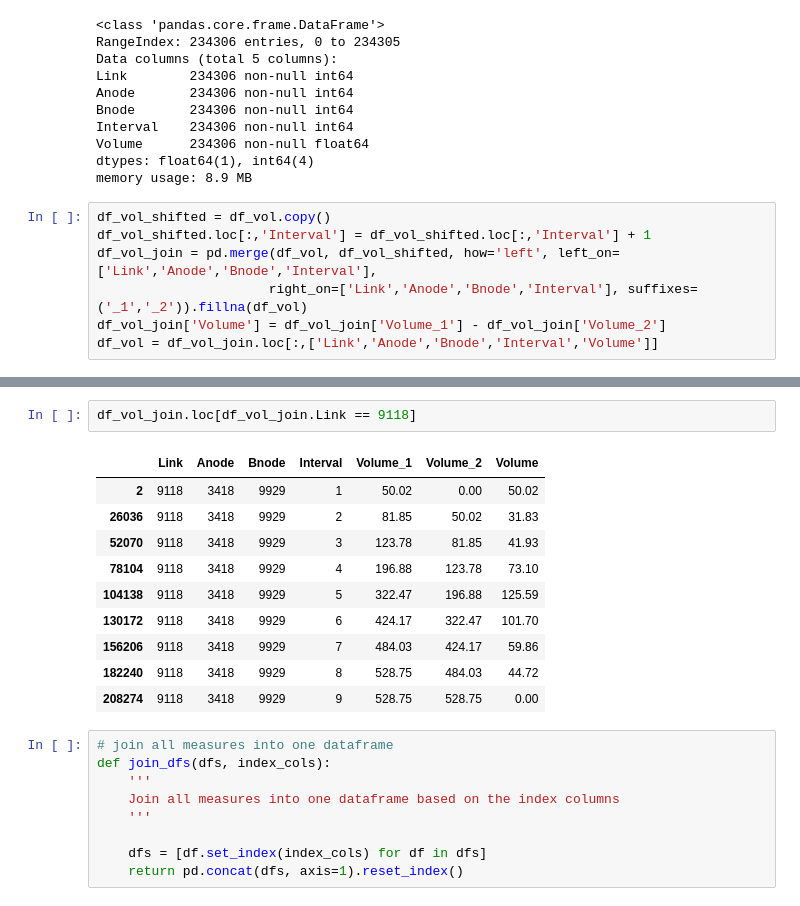
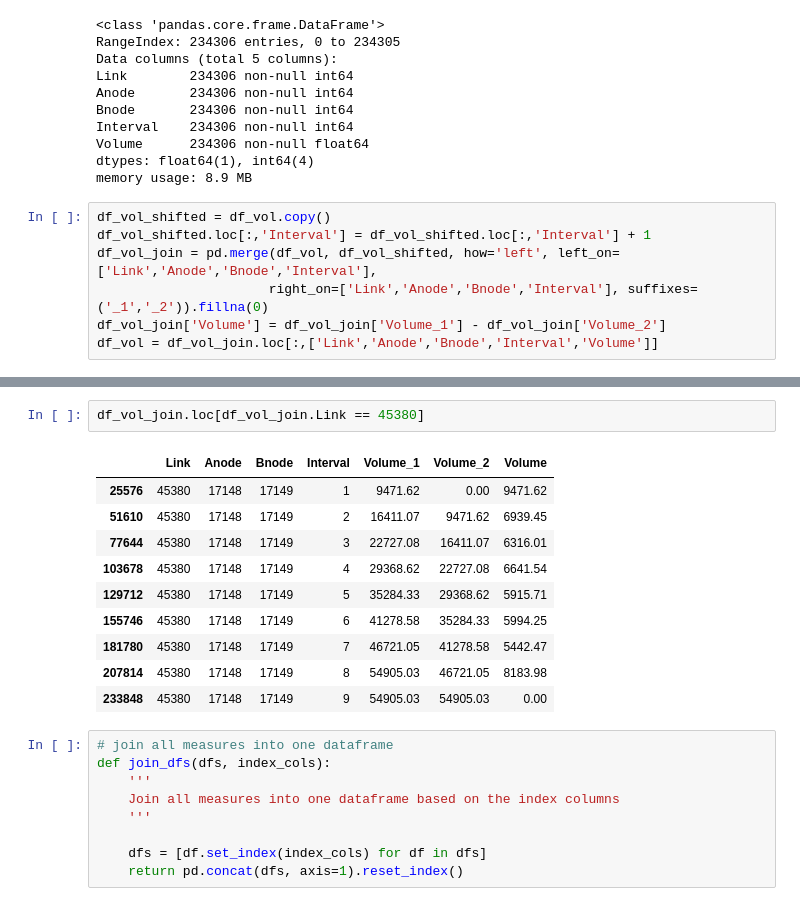
Before and after one commit to xys234/Work, a Jupyter notebook: notebooks/2018_08_21_Calculate_SWIFT_Congestion_Measures.ipynb, the cells around one changed output, grey strips where cells are left out. Cells and saved outputs as stored; diff of their text form.

```diff
--- a/notebooks/2018_08_21_Calculate_SWIFT_Congestion_Measures.ipynb
+++ b/notebooks/2018_08_21_Calculate_SWIFT_Congestion_Measures.ipynb
@@ -113,6 +123,6 @@ memory usage: 8.9 MB
 df_vol_shifted = df_vol.copy()
 df_vol_shifted.loc[:,'Interval'] = df_vol_shifted.loc[:,'Interval'] + 1
 df_vol_join = pd.merge(df_vol, df_vol_shifted, how='left', left_on=['Link','Anode','Bnode','Interval'],
-                      right_on=['Link','Anode','Bnode','Interval'], suffixes=('_1','_2')).fillna(df_vol)
+                      right_on=['Link','Anode','Bnode','Interval'], suffixes=('_1','_2')).fillna(0)
 df_vol_join['Volume'] = df_vol_join['Volume_1'] - df_vol_join['Volume_2']
 df_vol = df_vol_join.loc[:,['Link','Anode','Bnode','Interval','Volume']]
@@ -139,16 +129,16 @@ df_vol_join.head(20)
 # %%
-df_vol_join.loc[df_vol_join.Link == 9118]
+df_vol_join.loc[df_vol_join.Link == 45380]
 # %% [output]
 |  | Link | Anode | Bnode | Interval | Volume_1 | Volume_2 | Volume |
-| 2 | 9118 | 3418 | 9929 | 1 | 50.02 | 0.00 | 50.02 |
-| 26036 | 9118 | 3418 | 9929 | 2 | 81.85 | 50.02 | 31.83 |
-| 52070 | 9118 | 3418 | 9929 | 3 | 123.78 | 81.85 | 41.93 |
-| 78104 | 9118 | 3418 | 9929 | 4 | 196.88 | 123.78 | 73.10 |
-| 104138 | 9118 | 3418 | 9929 | 5 | 322.47 | 196.88 | 125.59 |
-| 130172 | 9118 | 3418 | 9929 | 6 | 424.17 | 322.47 | 101.70 |
-| 156206 | 9118 | 3418 | 9929 | 7 | 484.03 | 424.17 | 59.86 |
-| 182240 | 9118 | 3418 | 9929 | 8 | 528.75 | 484.03 | 44.72 |
-| 208274 | 9118 | 3418 | 9929 | 9 | 528.75 | 528.75 | 0.00 |
+| 25576 | 45380 | 17148 | 17149 | 1 | 9471.62 | 0.00 | 9471.62 |
+| 51610 | 45380 | 17148 | 17149 | 2 | 16411.07 | 9471.62 | 6939.45 |
+| 77644 | 45380 | 17148 | 17149 | 3 | 22727.08 | 16411.07 | 6316.01 |
+| 103678 | 45380 | 17148 | 17149 | 4 | 29368.62 | 22727.08 | 6641.54 |
+| 129712 | 45380 | 17148 | 17149 | 5 | 35284.33 | 29368.62 | 5915.71 |
+| 155746 | 45380 | 17148 | 17149 | 6 | 41278.58 | 35284.33 | 5994.25 |
+| 181780 | 45380 | 17148 | 17149 | 7 | 46721.05 | 41278.58 | 5442.47 |
+| 207814 | 45380 | 17148 | 17149 | 8 | 54905.03 | 46721.05 | 8183.98 |
+| 233848 | 45380 | 17148 | 17149 | 9 | 54905.03 | 54905.03 | 0.00 |
 # %%
 # join all measures into one dataframe
 def join_dfs(dfs, index_cols):
```
Also changed, not shown: parts of 4 cells of this notebook, 5 other files.
